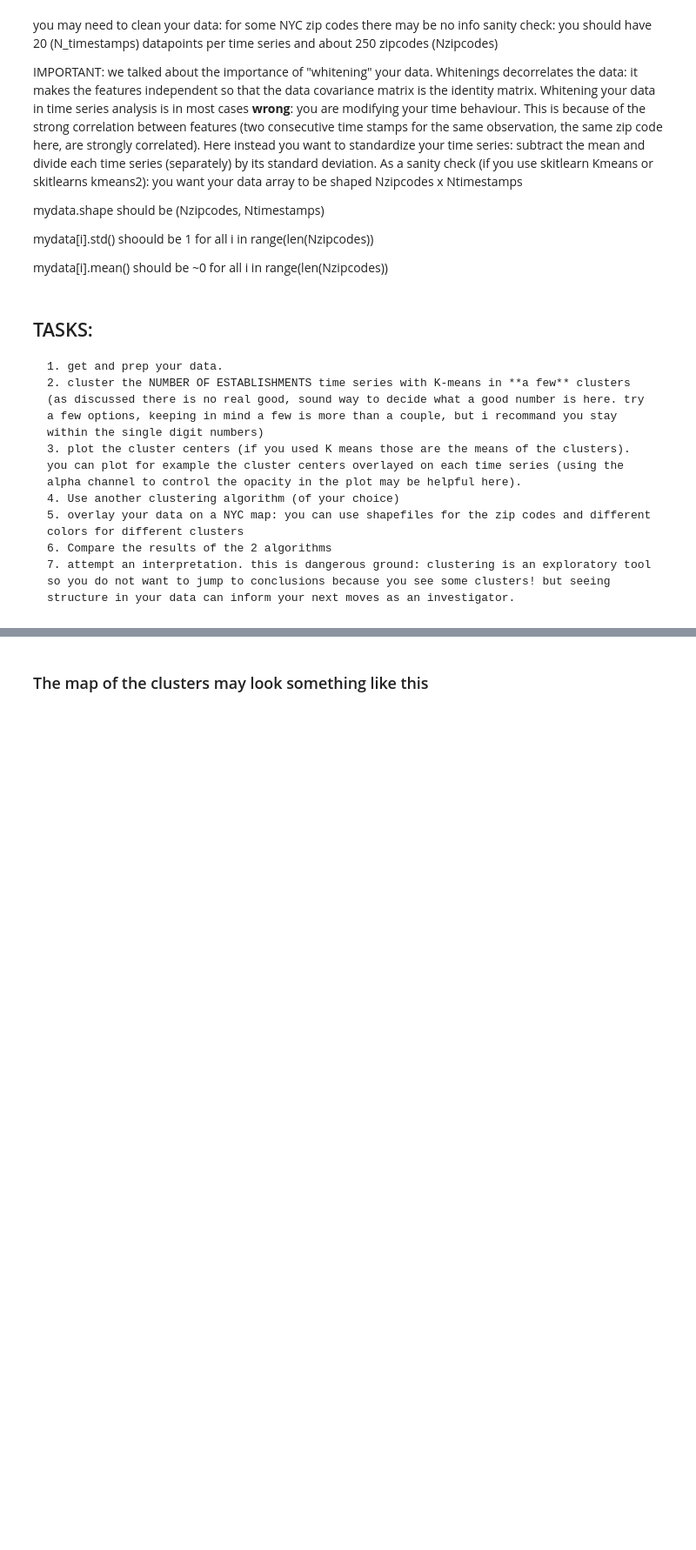
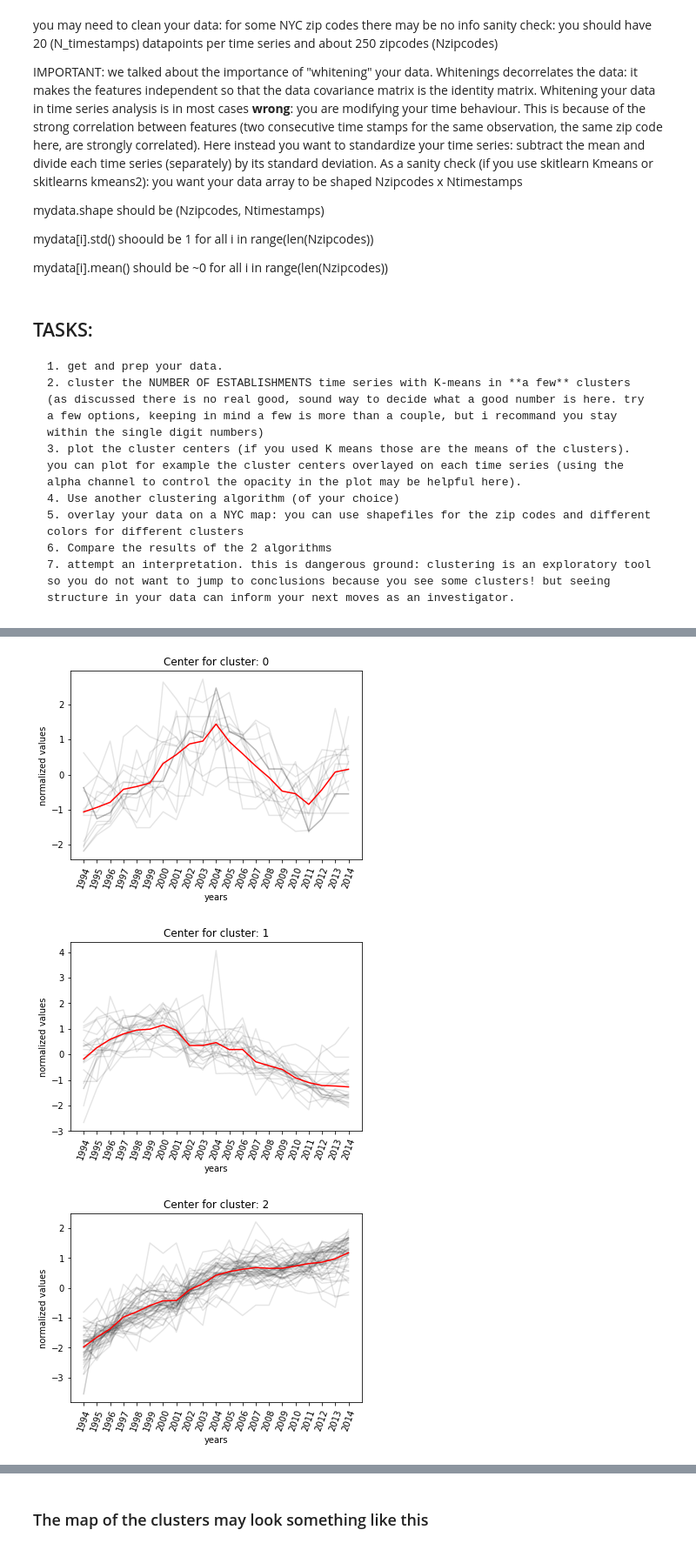
Before and after one commit to SPTKL/PUI2017_bc1561, a Jupyter notebook: HW11_bc1561/HW11_Assignment1_instructions.ipynb, the cells around one changed output, grey strips where cells are left out. Shown at 87% size. Cells and saved outputs as stored; diff of their text form; code cells hidden in the pictures; blank space fills up the shorter version.

```diff
--- a/HW11_bc1561/HW11_Assignment1_instructions.ipynb
+++ b/HW11_bc1561/HW11_Assignment1_instructions.ipynb
@@ -200,0 +208,16 @@ data.plot(column = 'KM7', figsize = (12,12));
+# %%
+for i in range(6):
+    plt.figure()
+    df = data[data.KM7 == i]
+    for j in range(df.shape[0]):
+        plt.plot(list(range(21)), df.iloc[j, 1:22], c = 'k', alpha = 0.1)
+    plt.plot(list(range(21)), KM.cluster_centers_[i], c = 'red')
+    plt.xticks(list(range(21)), range(1994,2015),rotation = 70)
+    plt.xlabel('years')
+    plt.ylabel('normalized values')
+    plt.title('Center for cluster: ' + str(i))
+    plt.show()
+# %% [output]
+[figure, added]
+[figure, added]
+[figure, added]
```
Also changed, not shown: parts of 13 cells of this notebook.
